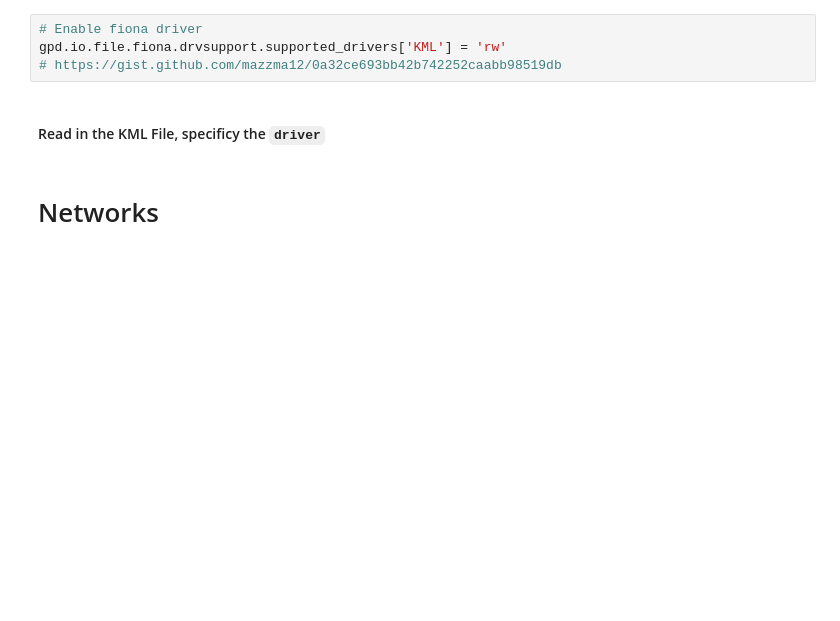
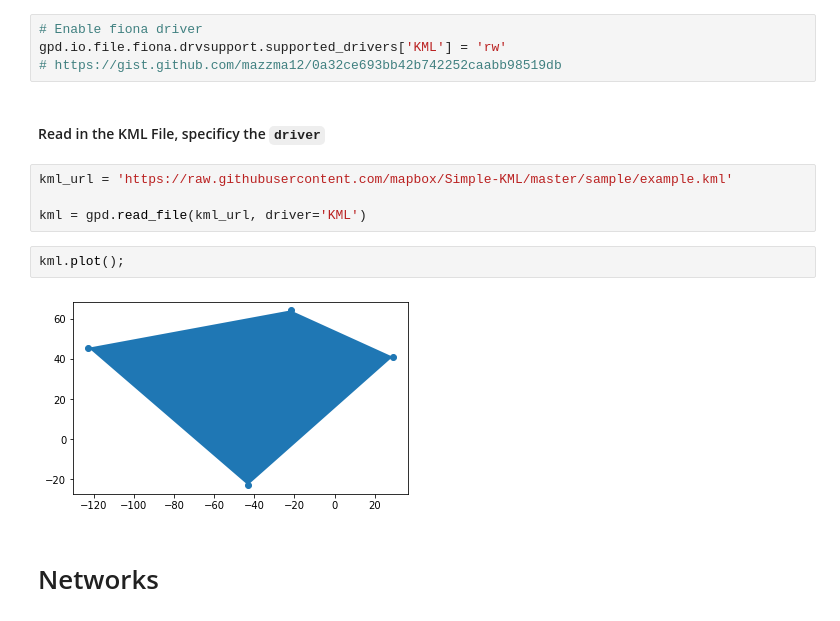
Before and after one commit to pratt-savi-810/pratt-savi-810-2020-03-lesson_09, a Jupyter notebook: lesson_09.ipynb, the cells around one changed output. Cells and saved outputs as stored; diff of their text form; blank space fills up the shorter version.

```diff
--- a/lesson_09.ipynb
+++ b/lesson_09.ipynb
@@ -112,6 +177,14 @@ gpd.io.file.fiona.drvsupport.supported_drivers['KML'] = 'rw'
 # https://gist.github.com/mazzma12/0a32ce693bb42b742252caabb98519db
 # %% [markdown]
 #### Read in the KML File, specificy the `driver`
+# %%
+kml_url = 'https://raw.githubusercontent.com/mapbox/Simple-KML/master/sample/example.kml'
+
+kml = gpd.read_file(kml_url, driver='KML')
+# %%
+kml.plot();
+# %% [output]
+[figure, added]
 # %% [markdown]
 # Networks
 # %% [markdown]
```
Also changed, not shown: parts of 55 cells of this notebook, 5 other files.
